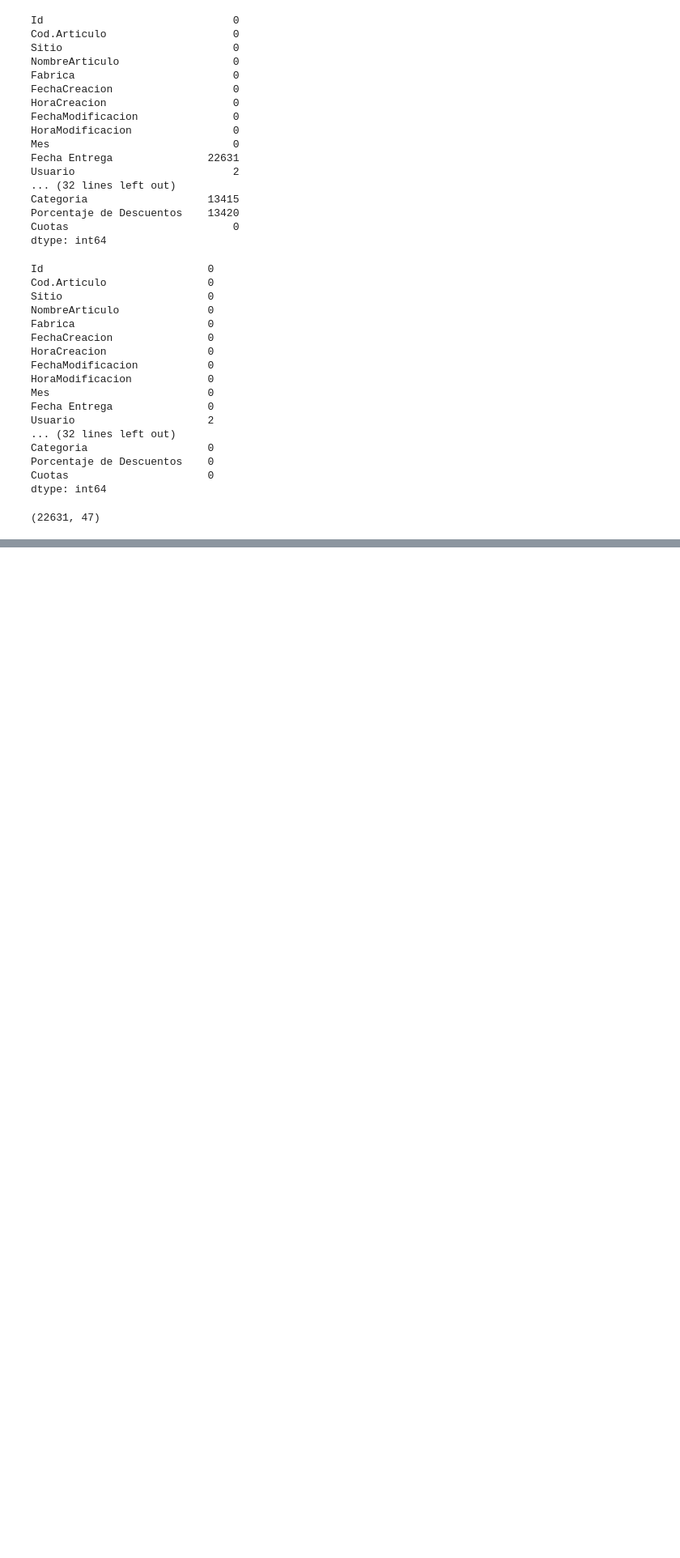
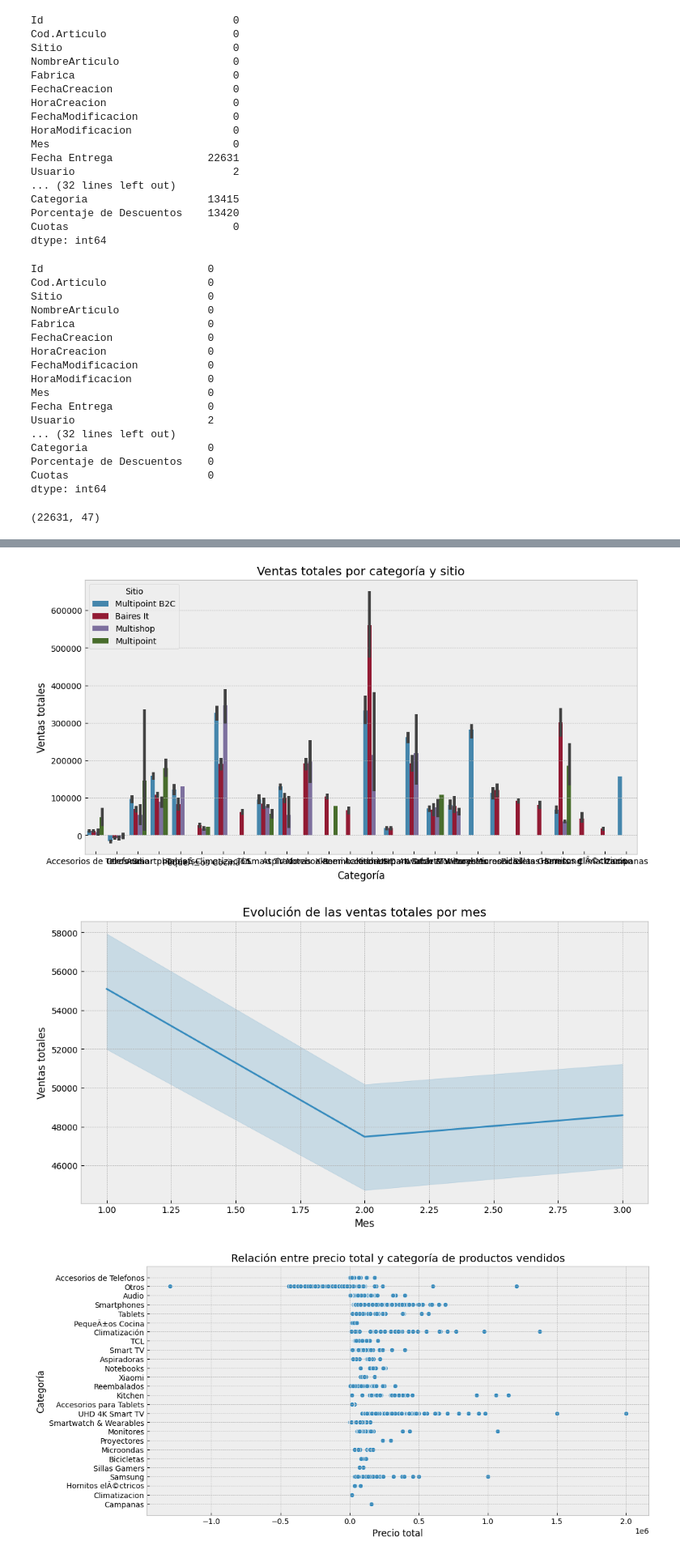
Before and after one commit to GuidoSomoza/DS-project, a Jupyter notebook: Project.ipynb, the cells around one changed output, grey strips where cells are left out. Shown at 81% size. Cells and saved outputs as stored; diff of their text form; code cells hidden in the pictures; blank space fills up the shorter version.

```diff
--- a/Project.ipynb
+++ b/Project.ipynb
@@ -277,0 +399,3 @@ df3.shape
+# %%
+#converti las comas por puntos de los valores decimales ya que de la otra manera los reconocía como strings
+df3["Total"] = df3["Total"].str.replace(',', '.').astype(float)
@@ -277,0 +416,6 @@ df3.shape
+# %%
+ventas_aprobadas = df3[(df3["DetalleEstado"] == "Aprobada") | \
+                            (df3["DetalleEstado"] == "Enviado a Sap") | \
+                            (df3["DetalleEstado"] == "Comprobante Cargado") | \
+                            (df3["DetalleEstado"] == "Procesado") | \
+                            (df3["DetalleEstado"] == "Entregado")]
@@ -277,0 +424,58 @@ df3.shape
+# %%
+
+# agrupamos los datos por categoría y sitio y calculamos  la suma total de "total" para cada grupo
+total_sales = df3.groupby(["Categoria", "Sitio"])["Total"].sum().reset_index()
+
+# creamos un gráfico de barras en Seaborn para visualizar las ventas totales por categoría y sitio
+plt.figure(figsize=(12, 6))
+sns.barplot(x=df3["Categoria"], y=df3["Total"], hue=df3["Sitio"], data=total_sales)
+plt.title("Ventas totales por categoría y sitio")
+plt.xlabel("Categoría")
+plt.ylabel("Ventas totales")
+plt.show()
+
+# creamos un gráfico de línea en Seaborn para visualizar la evolución de las ventas totales por mes
+monthly_sales = ventas_aprobadas.groupby("Mes")["Total"].sum().reset_index()
+plt.figure(figsize=(12, 6))
+sns.lineplot(x=df3["Mes"], y=df3["Total"], data=monthly_sales)
+plt.title("Evolución de las ventas totales por mes")
+plt.xlabel("Mes")
+plt.ylabel("Ventas totales")
+plt.show()
+
+# creamos un gráfico de dispersión en Seaborn para visualizar la relación entre el precio total y la categoría de los productos vendidos
+plt.figure(figsize=(12, 6))
+sns.scatterplot(x=df3["Total"], y=df3["Categoria"], data=df3)
+plt.title("Relación entre precio total y categoría de productos vendidos")
+plt.xlabel("Precio total")
+plt.ylabel("Categoría")
+plt.show()
+
+# creamos un gráfico de barras en Matplotlib para visualizar las ventas totales por categoría y sitio
+plt.figure(figsize=(12, 6))
+plt.bar(total_sales["Categoria"] + "-" + total_sales["Sitio"], total_sales["Total"])
+plt.title("Ventas totales por categoría y sitio")
+plt.xlabel("Categoría - Sitio")
+plt.ylabel("Ventas totales")
+plt.xticks(rotation=90)
+plt.show()
+
+# creamos un gráfico de línea en Matplotlib para visualizar la evolución de las ventas totales por mes
+plt.figure(figsize=(12, 6))
+plt.plot(monthly_sales["Mes"], monthly_sales["Total"])
+plt.title("Evolución de las ventas totales por mes")
+plt.xlabel("Mes")
+plt.ylabel("Ventas totales")
+plt.show()
+
+# creamos un gráfico de dispersión en Matplotlib para visualizar la relación entre el precio total y la categoría de los productos vendidos
+plt.figure(figsize=(12, 6))
+plt.scatter(df3["Total"], df3["Categoria"])
+plt.title("Relación entre precio total y categoría de productos vendidos")
+plt.xlabel("Precio total")
+plt.ylabel("Categoría")
+plt.show()
+# %% [output]
+[figure, added]
+[figure, added]
+[figure, added]
```
Also changed, not shown: parts of 13 cells of this notebook.
